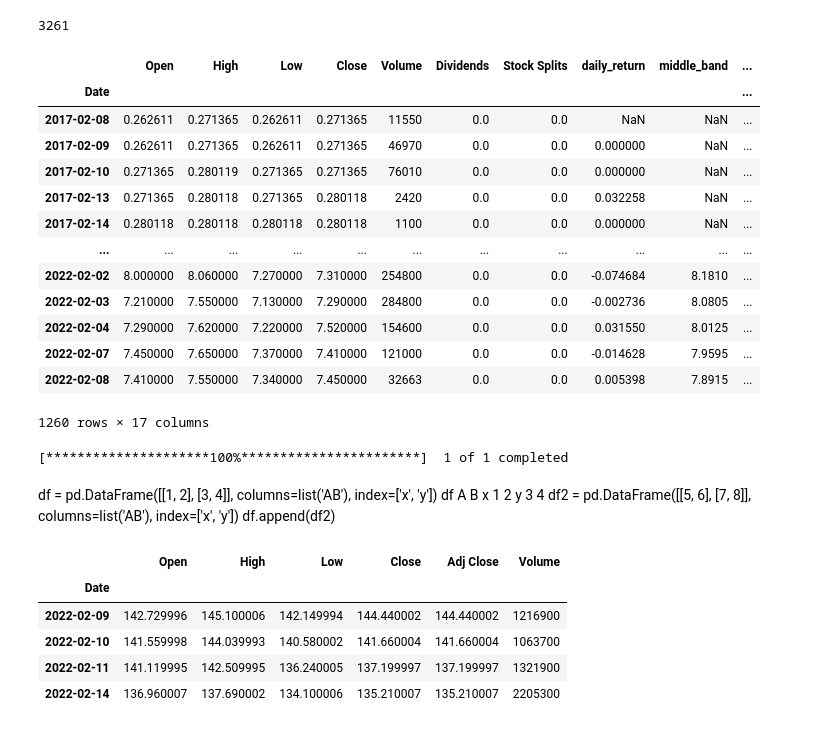
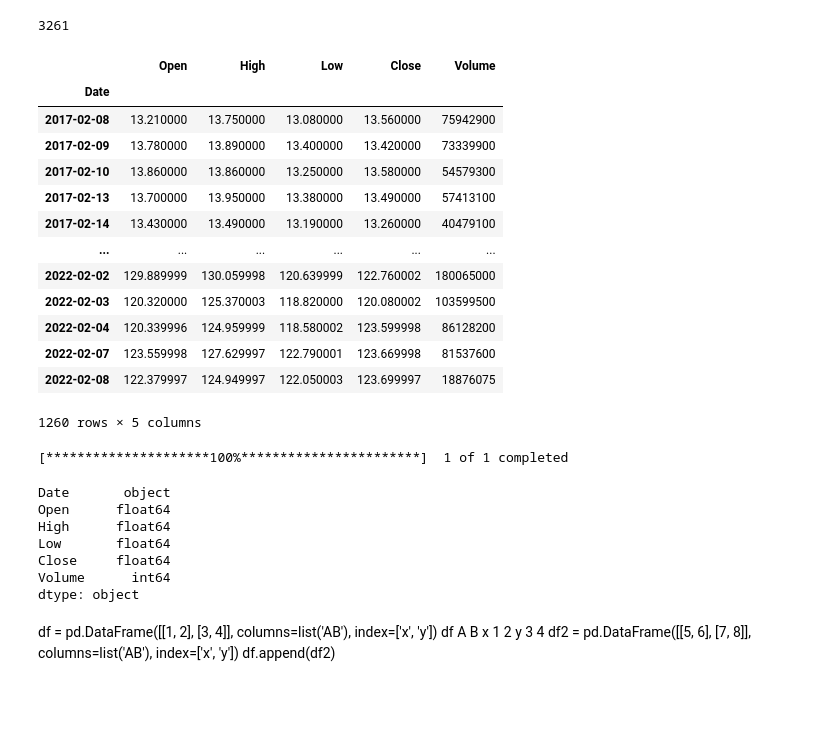
Before and after one commit to charliecoleman97/investing, a Jupyter notebook: daily_data_grabber.ipynb, the cells around one changed output. Cells and saved outputs as stored; diff of their text form; code cells hidden in the pictures; blank space fills up the shorter version.

```diff
--- a/daily_data_grabber.ipynb
+++ b/daily_data_grabber.ipynb
@@ -30,22 +30,25 @@ tickers.sort()
 len(tickers)
 # %% [output]
 3261
-# %%
-old_df = get_stock_df_from_csv("A")
-old_df
-# %% [output]
-|  | Open | High | Low | Close | Volume | Dividends | Stock Splits | daily_return | middle_band | ... |
-| Date |  |  |  |  |  |  |  |  |  | ... |
-| 2017-02-08 | 0.262611 | 0.271365 | 0.262611 | 0.271365 | 11550 | 0.0 | 0.0 | NaN | NaN | ... |
-| 2017-02-09 | 0.262611 | 0.271365 | 0.262611 | 0.271365 | 46970 | 0.0 | 0.0 | 0.000000 | NaN | ... |
-| 2017-02-10 | 0.271365 | 0.280119 | 0.271365 | 0.271365 | 76010 | 0.0 | 0.0 | 0.000000 | NaN | ... |
-| 2017-02-13 | 0.271365 | 0.280118 | 0.271365 | 0.280118 | 2420 | 0.0 | 0.0 | 0.032258 | NaN | ... |
-| 2017-02-14 | 0.280118 | 0.280118 | 0.280118 | 0.280118 | 1100 | 0.0 | 0.0 | 0.000000 | NaN | ... |
-| ... | ... | ... | ... | ... | ... | ... | ... | ... | ... | ... |
-| 2022-02-02 | 8.000000 | 8.060000 | 7.270000 | 7.310000 | 254800 | 0.0 | 0.0 | -0.074684 | 8.1810 | ... |
-| 2022-02-03 | 7.210000 | 7.550000 | 7.130000 | 7.290000 | 284800 | 0.0 | 0.0 | -0.002736 | 8.0805 | ... |
-| 2022-02-04 | 7.290000 | 7.620000 | 7.220000 | 7.520000 | 154600 | 0.0 | 0.0 | 0.031550 | 8.0125 | ... |
-| 2022-02-07 | 7.450000 | 7.650000 | 7.370000 | 7.410000 | 121000 | 0.0 | 0.0 | -0.014628 | 7.9595 | ... |
-| 2022-02-08 | 7.410000 | 7.550000 | 7.340000 | 7.450000 | 32663 | 0.0 | 0.0 | 0.005398 | 7.8915 | ... |
-1260 rows × 17 columns
+# %%
+# Read in the old Stocks CSV and just take the original columns
+# (as we'll add the columns again once the new date rows are added)
+old_df = get_stock_df_from_csv("AMD")
+old_df = old_df.iloc[: , : 5]
+old_df
+# %% [output]
+|  | Open | High | Low | Close | Volume |
+| Date |  |  |  |  |  |
+| 2017-02-08 | 13.210000 | 13.750000 | 13.080000 | 13.560000 | 75942900 |
+| 2017-02-09 | 13.780000 | 13.890000 | 13.400000 | 13.420000 | 73339900 |
+| 2017-02-10 | 13.860000 | 13.860000 | 13.250000 | 13.580000 | 54579300 |
+| 2017-02-13 | 13.700000 | 13.950000 | 13.380000 | 13.490000 | 57413100 |
+| 2017-02-14 | 13.430000 | 13.490000 | 13.190000 | 13.260000 | 40479100 |
+| ... | ... | ... | ... | ... | ... |
+| 2022-02-02 | 129.889999 | 130.059998 | 120.639999 | 122.760002 | 180065000 |
+| 2022-02-03 | 120.320000 | 125.370003 | 118.820000 | 120.080002 | 103599500 |
+| 2022-02-04 | 120.339996 | 124.959999 | 118.580002 | 123.599998 | 86128200 |
+| 2022-02-07 | 123.559998 | 127.629997 | 122.790001 | 123.669998 | 81537600 |
+| 2022-02-08 | 122.379997 | 124.949997 | 122.050003 | 123.699997 | 18876075 |
+1260 rows × 5 columns
 # %%
@@ -53,8 +59,20 @@ start_date = (datetime.strptime(old_df.index[-1], "%Y-%m-%d") + timedelta(days=1
 end_date = datetime.today().strftime("%Y-%m-%d")
-# %%
-new_df = yf.download("A", start=start_date, end=end_date)
-# %% [output]
-[*********************100%***********************]  1 of 1 completed
+# %%
+# Download the latest stock data and drop the Adj Close
+new_df = yf.download("A", start=start_date, end=end_date)
+new_df = new_df.drop(columns="Adj Close")
+new_df = new_df.reset_index()
+new_df["Date"] = new_df["Date"].apply(lambda x: x.strftime('%Y-%m-%d'))
+new_df.dtypes
+# %% [output]
+[*********************100%***********************]  1 of 1 completed
+Date       object
+Open      float64
+High      float64
+Low       float64
+Close     float64
+Volume      int64
+dtype: object
 # %% [markdown]
 df = pd.DataFrame([[1, 2], [3, 4]], columns=list('AB'), index=['x', 'y'])
 df
@@ -63,12 +81,3 @@ x  1  2
 y  3  4
 df2 = pd.DataFrame([[5, 6], [7, 8]], columns=list('AB'), index=['x', 'y'])
 df.append(df2)
-# %%
-new_df
-# %% [output]
-|  | Open | High | Low | Close | Adj Close | Volume |
-| Date |  |  |  |  |  |  |
-| 2022-02-09 | 142.729996 | 145.100006 | 142.149994 | 144.440002 | 144.440002 | 1216900 |
-| 2022-02-10 | 141.559998 | 144.039993 | 140.580002 | 141.660004 | 141.660004 | 1063700 |
-| 2022-02-11 | 141.119995 | 142.509995 | 136.240005 | 137.199997 | 137.199997 | 1321900 |
-| 2022-02-14 | 136.960007 | 137.690002 | 134.100006 | 135.210007 | 135.210007 | 2205300 |
```
Also changed, not shown: parts of 7 cells of this notebook, 2 other files.
